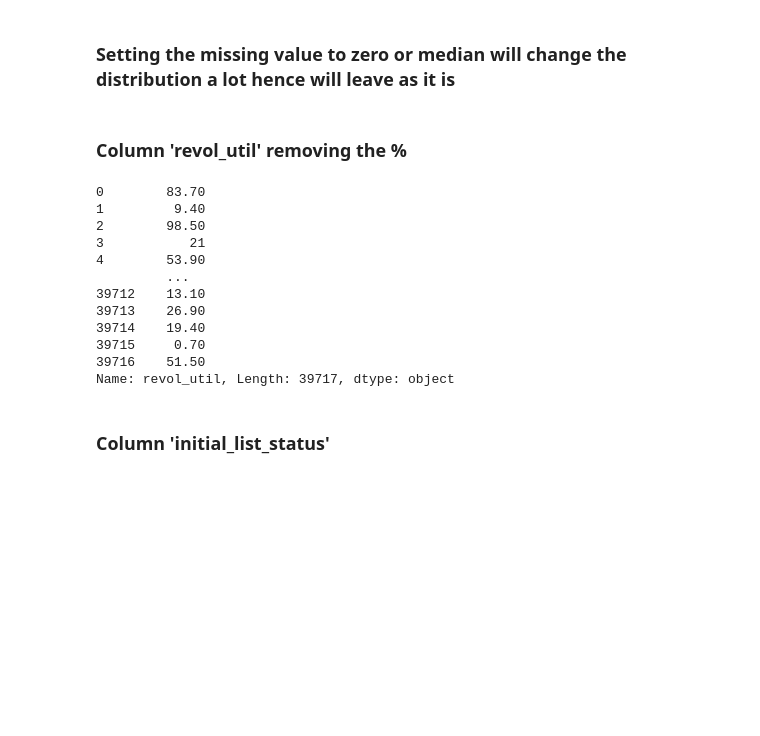
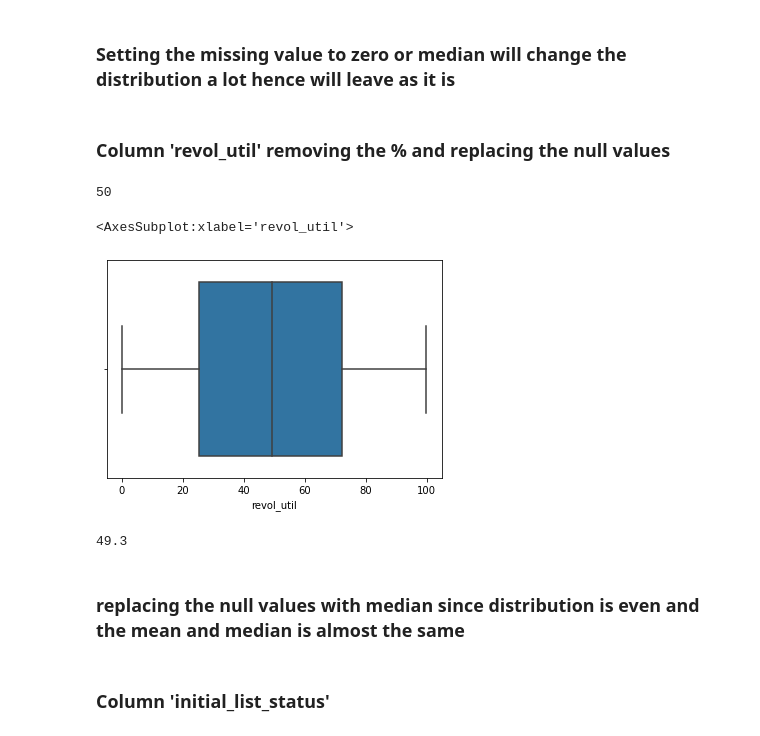
Before and after one commit to vighu0710/LendingClubCaseStudy, a Jupyter notebook: Lending Club Case Study.ipynb, the cells around one changed output. Saved outputs shown, nothing was run; the diff lists cells and outputs as text; code cells hidden in the pictures; blank space fills up the shorter version.

```diff
--- a/Lending Club Case Study.ipynb
+++ b/Lending Club Case Study.ipynb
@@ -274,24 +397,26 @@ sns.histplot(LoanDf["mths_since_last_record"])
 # %%
 ## LoanDf.mths_since_last_record.fillna(0,inplace=True)
 # %% [markdown]
-### Column 'revol_util' removing the %
+### Column 'revol_util' removing the % and replacing the null values
+# %%
+LoanDf['revol_util'] = LoanDf['revol_util'].astype(str).str.rstrip('%').astype("float")
+# %%
+LoanDf['revol_util'].isnull().sum()
+# %% [output]
+50
+# %%
+sns.boxplot(LoanDf["revol_util"])
+# %% [output]
+<AxesSubplot:xlabel='revol_util'>
+[figure, added]
 # %%
-LoanDf['revol_util'] = LoanDf['revol_util'].astype(str).str.rstrip('%')
+LoanDf['revol_util'].median()
+# %% [output]
+49.3
+# %% [markdown]
+### replacing the null values with median since distribution is even and the mean and median is almost the same
 # %%
-LoanDf['revol_util']
+LoanDf['revol_util'].fillna(49.3,inplace=True)
-# %% [output]
-0        83.70
-1         9.40
-2        98.50
-3           21
-4        53.90
-         ...
-39712    13.10
-39713    26.90
-39714    19.40
-39715     0.70
-39716    51.50
-Name: revol_util, Length: 39717, dtype: object
 # %% [markdown]
 ### Column 'initial_list_status'
 # %%
```
Also changed, not shown: parts of 54 cells of this notebook.
